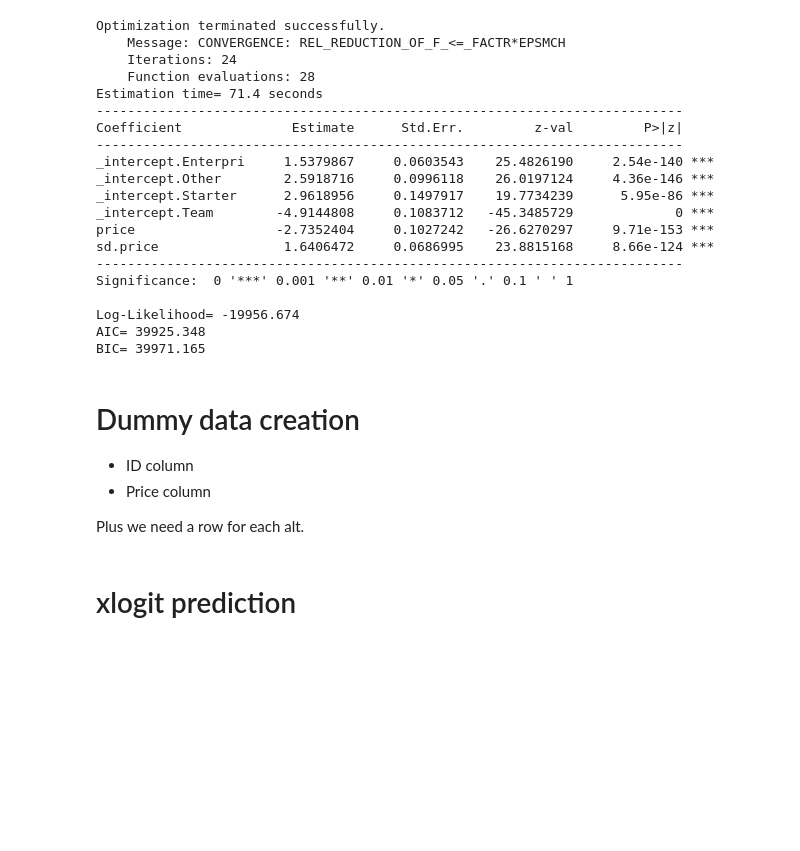
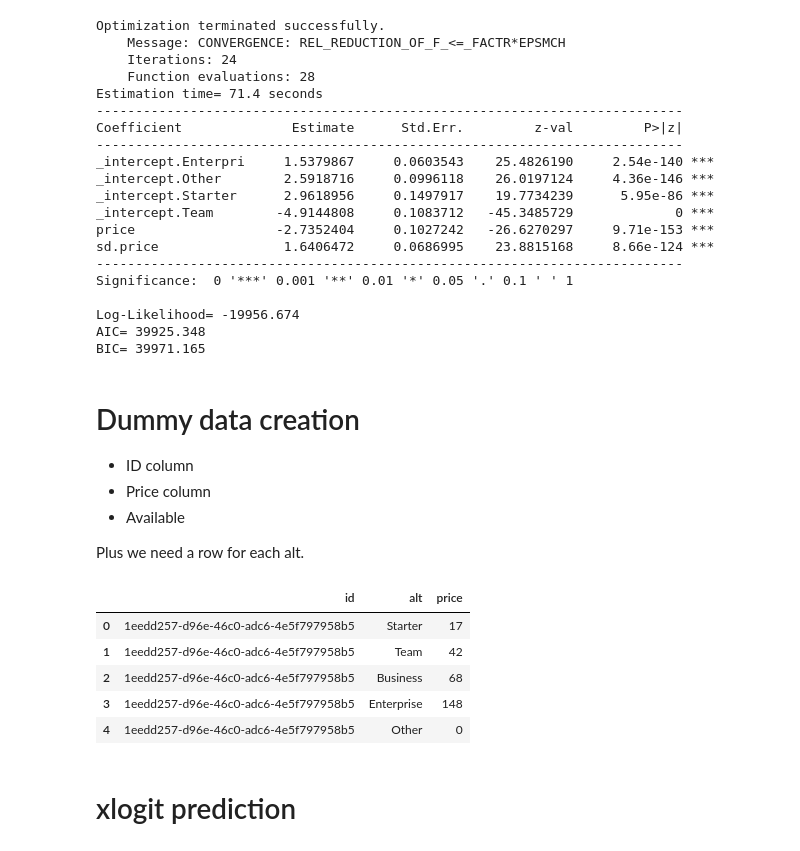
Before and after one commit to patricesweeney/growth, a Jupyter notebook: 07_Apps/Untitled Folder/01_Pricing app.ipynb, the cells around one changed output. Cells and saved outputs as stored; diff of their text form; code cells hidden in the pictures; blank space fills up the shorter version.

```diff
--- a/07_Apps/Untitled Folder/01_Pricing app.ipynb
+++ b/07_Apps/Untitled Folder/01_Pricing app.ipynb
@@ -706,8 +714,50 @@ BIC= 39971.165
 # Dummy data creation
 - ID column
 - Price column
+- Available
 
 Plus we need a row for each alt.
+# %%
+import pandas as pd
+import uuid
+
+def create_dummy(N, prices, names):
+    # Check if the length of prices and names match
+    if len(prices) != len(names):
+        raise ValueError("Length of 'prices' and 'names' must be the same.")
+
+    # Create a list of unique IDs
+    unique_ids = [str(uuid.uuid4()) for _ in range(N)]
+
+    # Create a list to hold the data for the DataFrame
+    data = []
+
+    # Loop through unique IDs and names to create rows
+    for uid in unique_ids:
+        for name, price in zip(names, prices):
+            data.append({'id': uid, 'alt': name, 'price': price})
+
+    # Create the DataFrame
+    data_dummy = pd.DataFrame(data)
+
+    return data_dummy
+
+# Example usage:
+N = 17000  # Number of unique IDs
+prices = [17, 42, 68, 148, 0]  # Prices corresponding to names
+names = ['Starter', 'Team', 'Business', 'Enterprise', 'Other']  # Alternative product names
+
+data_dummy = create_dummy(N, prices, names)
+
+
+data_dummy.head()
+# %% [output]
+|  | id | alt | price |
+| 0 | 1eedd257-d96e-46c0-adc6-4e5f797958b5 | Starter | 17 |
+| 1 | 1eedd257-d96e-46c0-adc6-4e5f797958b5 | Team | 42 |
+| 2 | 1eedd257-d96e-46c0-adc6-4e5f797958b5 | Business | 68 |
+| 3 | 1eedd257-d96e-46c0-adc6-4e5f797958b5 | Enterprise | 148 |
+| 4 | 1eedd257-d96e-46c0-adc6-4e5f797958b5 | Other | 0 |
 # %% [markdown]
 # xlogit prediction
 # %%
```
Also changed, not shown: parts of 1 cell of this notebook.
